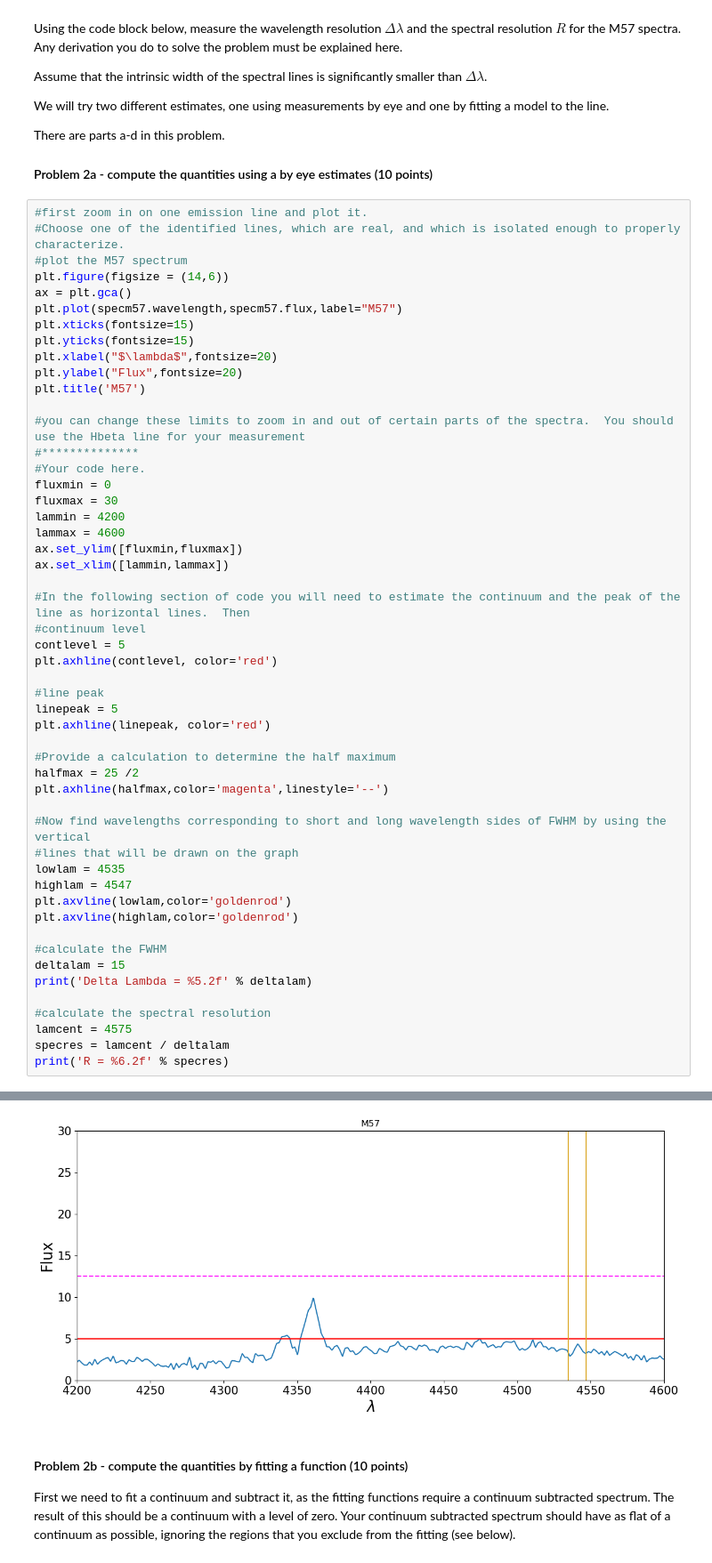
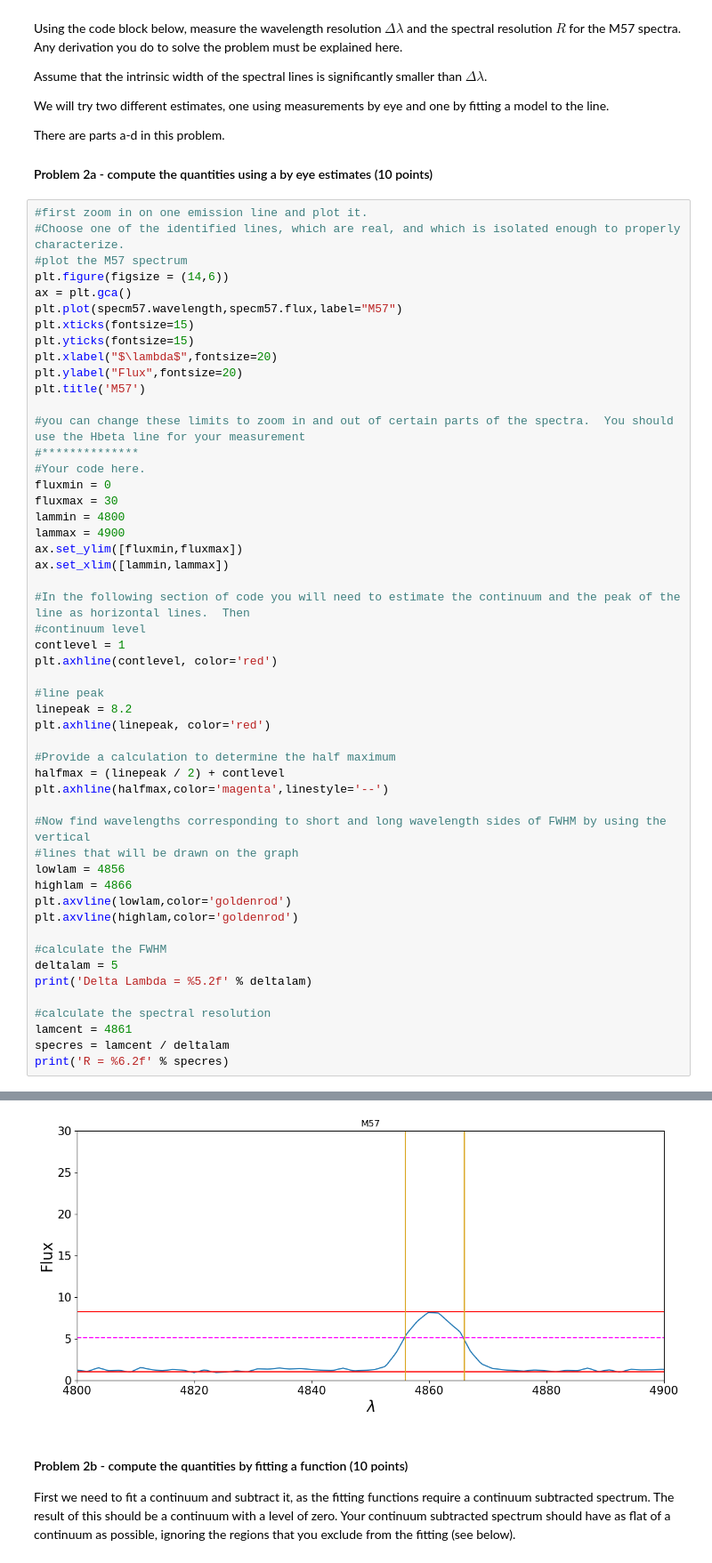
Before and after one commit to jupiterrible/analysis_real_spectra_student, a Jupyter notebook: analysis_real_spectra.student.ipynb, the cells around one changed output, grey strips where cells are left out. Shown: that part at 89% size. Saved outputs shown, nothing was run; the diff lists cells and outputs as text.

```diff
--- a/analysis_real_spectra.student.ipynb
+++ b/analysis_real_spectra.student.ipynb
@@ -159,37 +159,37 @@ plt.title('M57')
 #Your code here.
 fluxmin = 0
 fluxmax = 30
-lammin = 4200
-lammax = 4600
+lammin = 4800
+lammax = 4900
 ax.set_ylim([fluxmin,fluxmax])
 ax.set_xlim([lammin,lammax])
 
 #In the following section of code you will need to estimate the continuum and the peak of the line as horizontal lines.  Then
 #continuum level
-contlevel = 5
+contlevel = 1
 plt.axhline(contlevel, color='red')
 
 #line peak
-linepeak = 5
+linepeak = 8.2
 plt.axhline(linepeak, color='red')
 
 #Provide a calculation to determine the half maximum
-halfmax = 25 /2
+halfmax = (linepeak / 2) + contlevel
 plt.axhline(halfmax,color='magenta',linestyle='--')
 
 #Now find wavelengths corresponding to short and long wavelength sides of FWHM by using the vertical
 #lines that will be drawn on the graph
-lowlam = 4535
-highlam = 4547
+lowlam = 4856
+highlam = 4866
 plt.axvline(lowlam,color='goldenrod')
 plt.axvline(highlam,color='goldenrod')
 
 #calculate the FWHM
-deltalam = 15
+deltalam = 5
 print('Delta Lambda = %5.2f' % deltalam)
 
 #calculate the spectral resolution
-lamcent = 4575
+lamcent = 4861
 specres = lamcent / deltalam
 print('R = %6.2f' % specres)
 # %% [output]
@@ -198,4 +198,4 @@ R = 305.00
-[figure, old version]
+[figure, new version]
 # %% [markdown]
 #### Problem 2b - compute the quantities by fitting a function (10 points)
 
```
Also changed, not shown: parts of 15 cells of this notebook.
